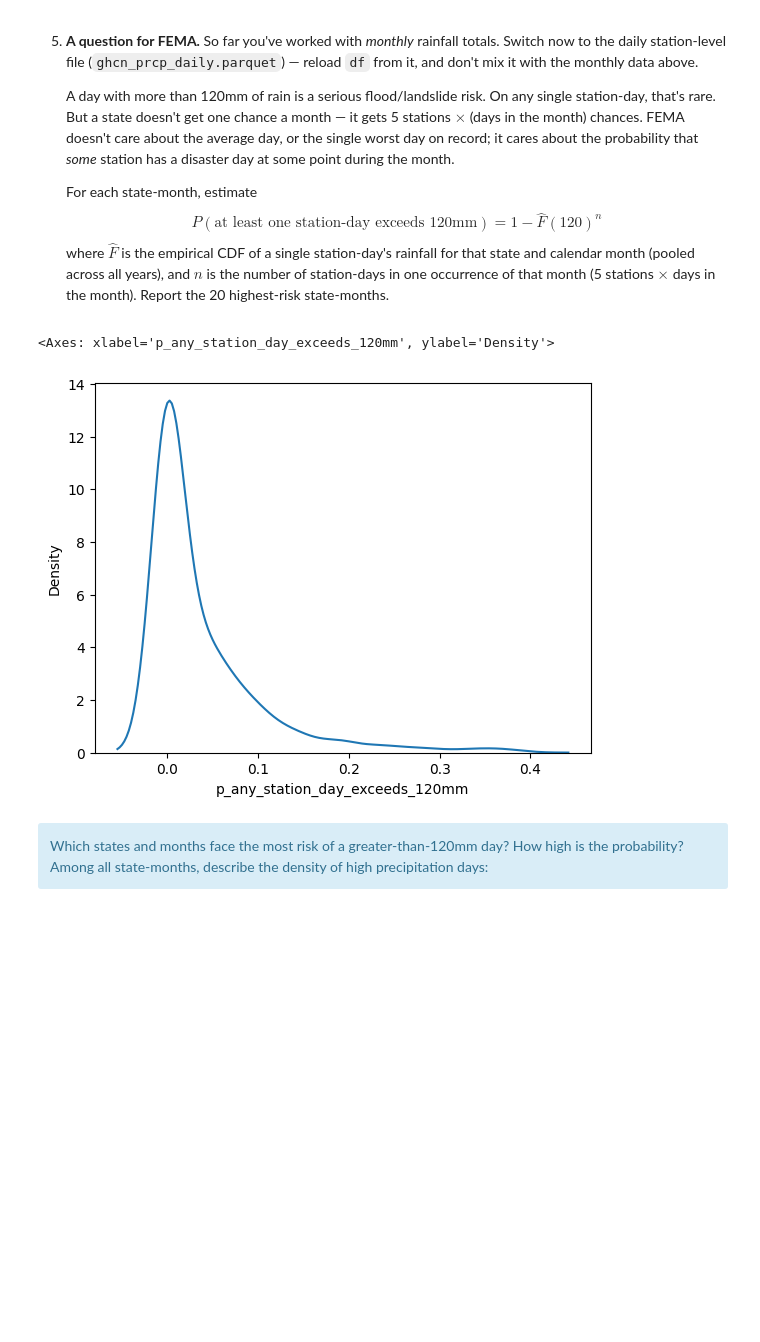
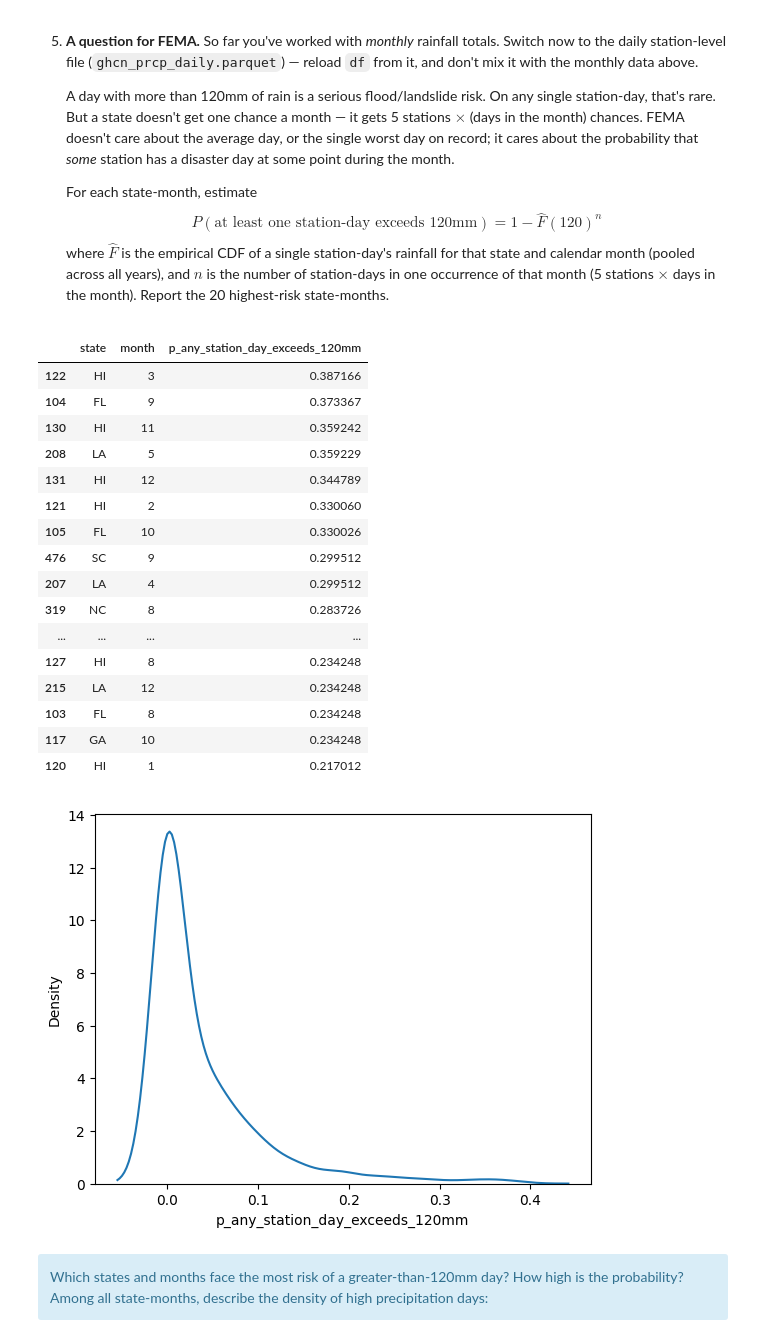
Before and after one commit to Derek9132-uyz/DS5030-lab-5, a Jupyter notebook: lab_05.ipynb, the cells around one changed output. Saved outputs shown, nothing was run; the diff lists cells and outputs as text; code cells hidden in the pictures; blank space fills up the shorter version.

```diff
--- a/lab_05.ipynb
+++ b/lab_05.ipynb
@@ -230,35 +230,51 @@ The fit is very close, with the predictions just slightly underpredicting for sm
 # %%
 # Fresh load -- this question uses only the daily file, not the monthly one above.
 #df_daily = pd.read_parquet("data/ghcn_prcp_daily.parquet")
 
 url = (
     "https://www.dropbox.com/scl/fi/"
     "pjmyop3fqjdy8oabkc4ab/ghcn_prcp_daily.parquet"
     "?rlkey=otxenczb3pxgzz53kc1i5zxww&dl=1"
 )
 df_daily = pd.read_parquet(url)
 df_daily = df_daily.loc[df_daily["observed"]]
 
 threshold = 120  # mm in a single day
 
 def disaster_risk(group):
     F_hat = (group["prcp_mm"] <= threshold).mean()
     n = len(group) / group["year"].nunique()  # station-days in one year's occurrence of this month
     return 1 - F_hat**n
 
 risk = (
     df_daily.groupby(["state", "month"])
             .apply(disaster_risk, include_groups=False)
             .rename("p_any_station_day_exceeds_120mm")
             .reset_index()
             .sort_values("p_any_station_day_exceeds_120mm", ascending=False)
 )
 
 sns.kdeplot(risk['p_any_station_day_exceeds_120mm'])
 
-# risk.head(20)
+risk.head(20)
 # %% [output]
-<Axes: xlabel='p_any_station_day_exceeds_120mm', ylabel='Density'>
+|  | state | month | p_any_station_day_exceeds_120mm |
+| 122 | HI | 3 | 0.387166 |
+| 104 | FL | 9 | 0.373367 |
+| 130 | HI | 11 | 0.359242 |
+| 208 | LA | 5 | 0.359229 |
+| 131 | HI | 12 | 0.344789 |
+| 121 | HI | 2 | 0.330060 |
+| 105 | FL | 10 | 0.330026 |
+| 476 | SC | 9 | 0.299512 |
+| 207 | LA | 4 | 0.299512 |
+| 319 | NC | 8 | 0.283726 |
+| ... | ... | ... | ... |
+| 127 | HI | 8 | 0.234248 |
+| 215 | LA | 12 | 0.234248 |
+| 103 | FL | 8 | 0.234248 |
+| 117 | GA | 10 | 0.234248 |
+| 120 | HI | 1 | 0.217012 |
 [figure]
 # %% [markdown]
 <div class="alert alert-info">Which states and months face the most risk of a greater-than-120mm day? How high is the probability? Among all state-months, describe the density of high precipitation days:<div>
```
